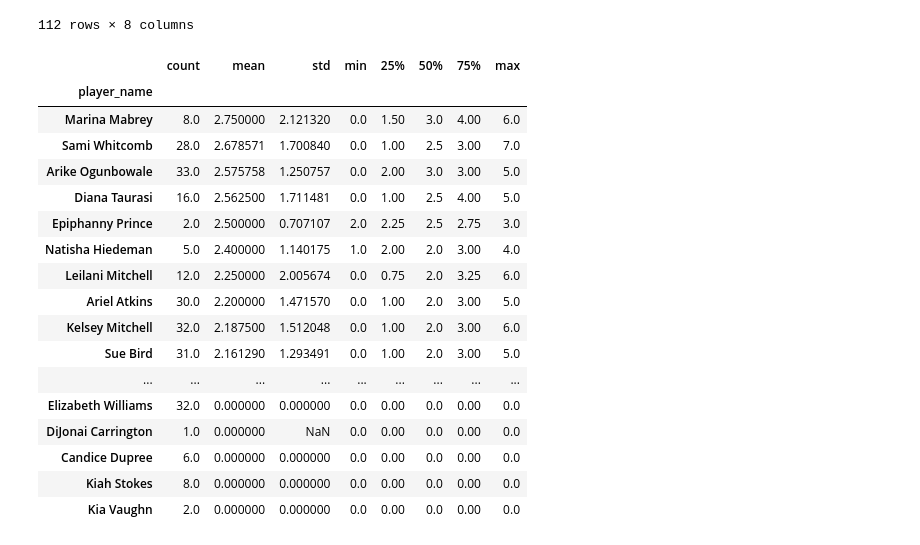
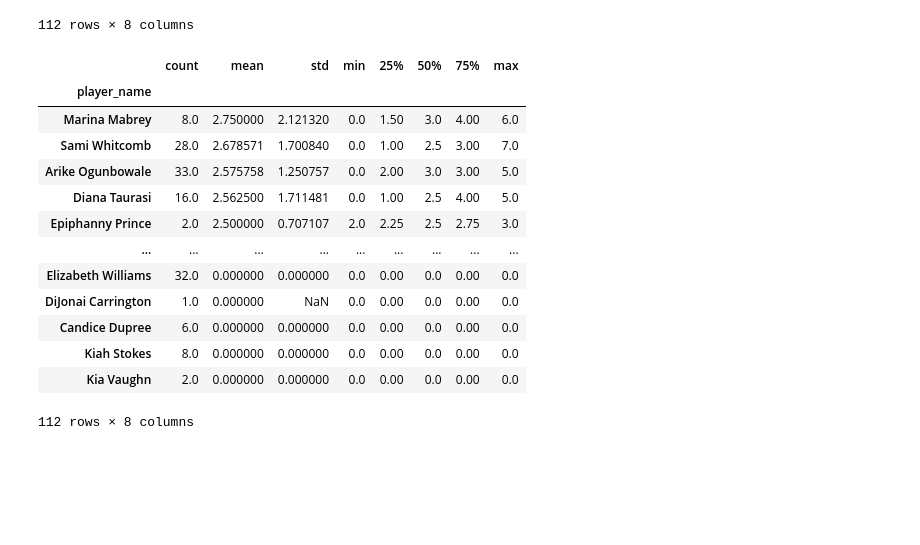
Before and after one commit to sequitria/Learning-Data-Science-via-Sports-Betting, a Jupyter notebook: explore.ipynb, the cells around one changed output. Drawn from its saved outputs; the diff is of its cells as text; code cells hidden in the pictures; blank space fills up the shorter version.

```diff
--- a/explore.ipynb
+++ b/explore.ipynb
@@ -324,24 +324,19 @@ time_data_from_starters
 112 rows × 8 columns
 # %%
 # get 3 point data from players when they are starter
-with pd.option_context('display.max_rows', None):
-    display(df_2021.query('starter == True').groupby('player_name')['three_points_made'].describe().sort_values('mean', ascending=False))
+display(df_2021.query('starter == True').groupby('player_name')['three_points_made'].describe().sort_values('mean', ascending=False))
 # %% [output]
 |  | count | mean | std | min | 25% | 50% | 75% | max |
 | player_name |  |  |  |  |  |  |  |  |
 | Marina Mabrey | 8.0 | 2.750000 | 2.121320 | 0.0 | 1.50 | 3.0 | 4.00 | 6.0 |
 | Sami Whitcomb | 28.0 | 2.678571 | 1.700840 | 0.0 | 1.00 | 2.5 | 3.00 | 7.0 |
 | Arike Ogunbowale | 33.0 | 2.575758 | 1.250757 | 0.0 | 2.00 | 3.0 | 3.00 | 5.0 |
 | Diana Taurasi | 16.0 | 2.562500 | 1.711481 | 0.0 | 1.00 | 2.5 | 4.00 | 5.0 |
 | Epiphanny Prince | 2.0 | 2.500000 | 0.707107 | 2.0 | 2.25 | 2.5 | 2.75 | 3.0 |
-| Natisha Hiedeman | 5.0 | 2.400000 | 1.140175 | 1.0 | 2.00 | 2.0 | 3.00 | 4.0 |
-| Leilani Mitchell | 12.0 | 2.250000 | 2.005674 | 0.0 | 0.75 | 2.0 | 3.25 | 6.0 |
-| Ariel Atkins | 30.0 | 2.200000 | 1.471570 | 0.0 | 1.00 | 2.0 | 3.00 | 5.0 |
-| Kelsey Mitchell | 32.0 | 2.187500 | 1.512048 | 0.0 | 1.00 | 2.0 | 3.00 | 6.0 |
-| Sue Bird | 31.0 | 2.161290 | 1.293491 | 0.0 | 1.00 | 2.0 | 3.00 | 5.0 |
 | ... | ... | ... | ... | ... | ... | ... | ... | ... |
 | Elizabeth Williams | 32.0 | 0.000000 | 0.000000 | 0.0 | 0.00 | 0.0 | 0.00 | 0.0 |
 | DiJonai Carrington | 1.0 | 0.000000 | NaN | 0.0 | 0.00 | 0.0 | 0.00 | 0.0 |
 | Candice Dupree | 6.0 | 0.000000 | 0.000000 | 0.0 | 0.00 | 0.0 | 0.00 | 0.0 |
 | Kiah Stokes | 8.0 | 0.000000 | 0.000000 | 0.0 | 0.00 | 0.0 | 0.00 | 0.0 |
 | Kia Vaughn | 2.0 | 0.000000 | 0.000000 | 0.0 | 0.00 | 0.0 | 0.00 | 0.0 |
+112 rows × 8 columns
```
Also changed, not shown: parts of 1 cell of this notebook, 1 other file.
